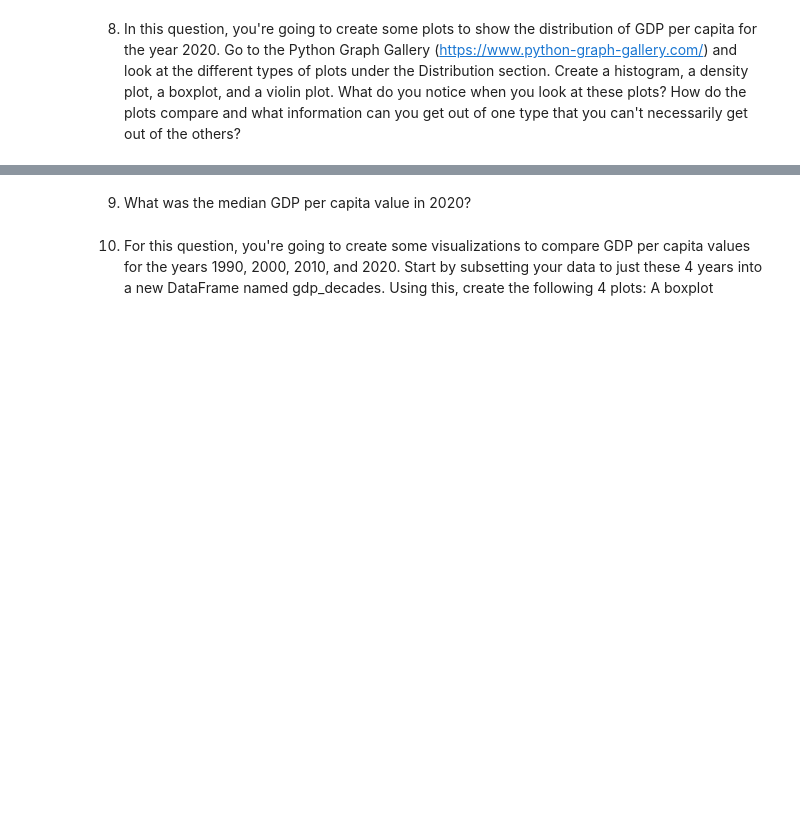
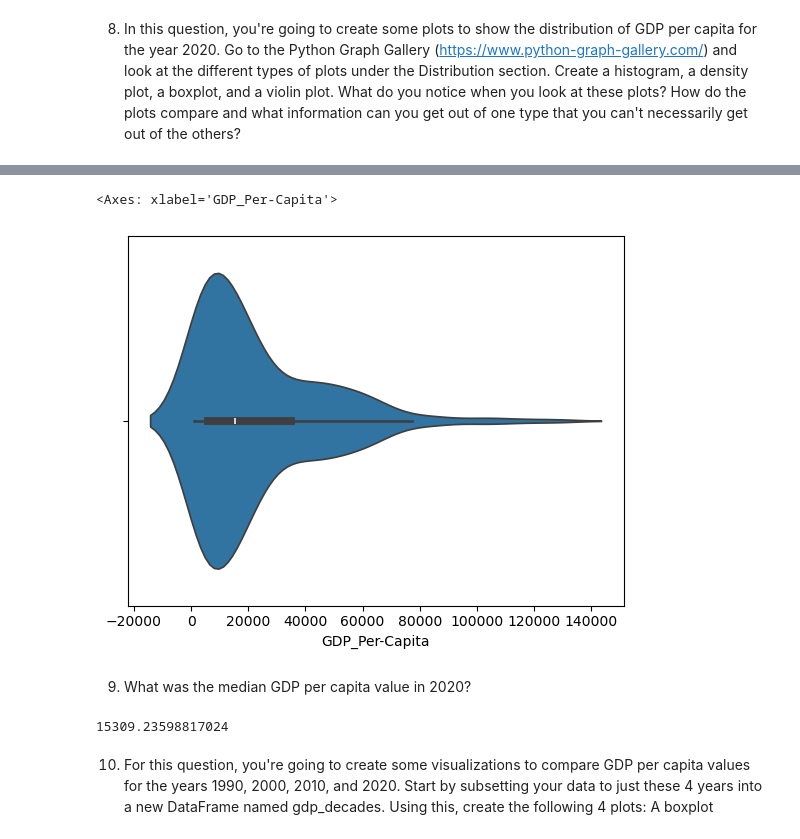
Before and after one commit to NSS-Data-Analytics-Cohort-14/gdp-and-internet-usage-jmo703, a Jupyter notebook: notebooks/python_project.ipynb, the cells around one changed output, grey strips where cells are left out. Drawn from its saved outputs; the diff is of its cells as text; code cells hidden in the pictures; blank space fills up the shorter version.

```diff
--- a/notebooks/python_project.ipynb
+++ b/notebooks/python_project.ipynb
@@ -87,2 +129,7 @@ AttributeError: module 'seaborn' has no attribute 'gdp_df'
+# %%
+sns.violinplot(data=twentytwentydf, x = 'GDP_Per-Capita')
+# %% [output]
+<Axes: xlabel='GDP_Per-Capita'>
+[figure, added]
 # %% [markdown]
 9. What was the median GDP per capita value in 2020?
@@ -89,2 +138,6 @@ AttributeError: module 'seaborn' has no attribute 'gdp_df'
+# %%
+print(median_twenty_twenty_gdp)
+# %% [output]
+15309.23598817024
 # %% [markdown]
 10. For this question, you're going to create some visualizations to compare GDP per capita values for the years 1990, 2000, 2010, and 2020. Start by subsetting your data to just these 4 years into a new DataFrame named gdp_decades. Using this, create the following 4 plots: A boxplot
```
Also changed, not shown: parts of 19 cells of this notebook.
